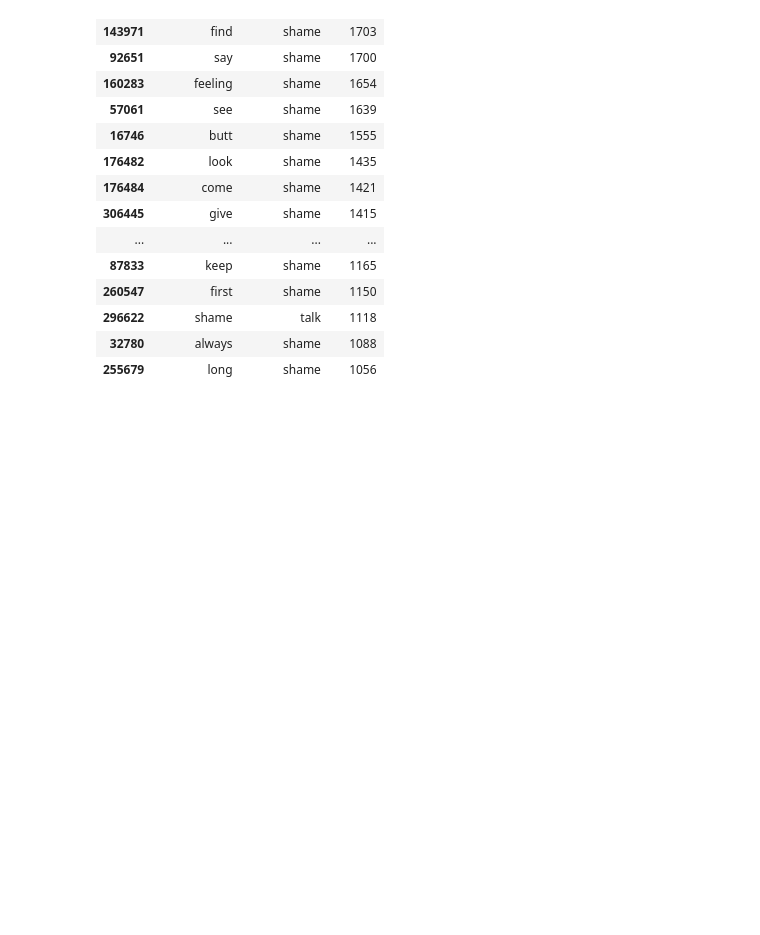
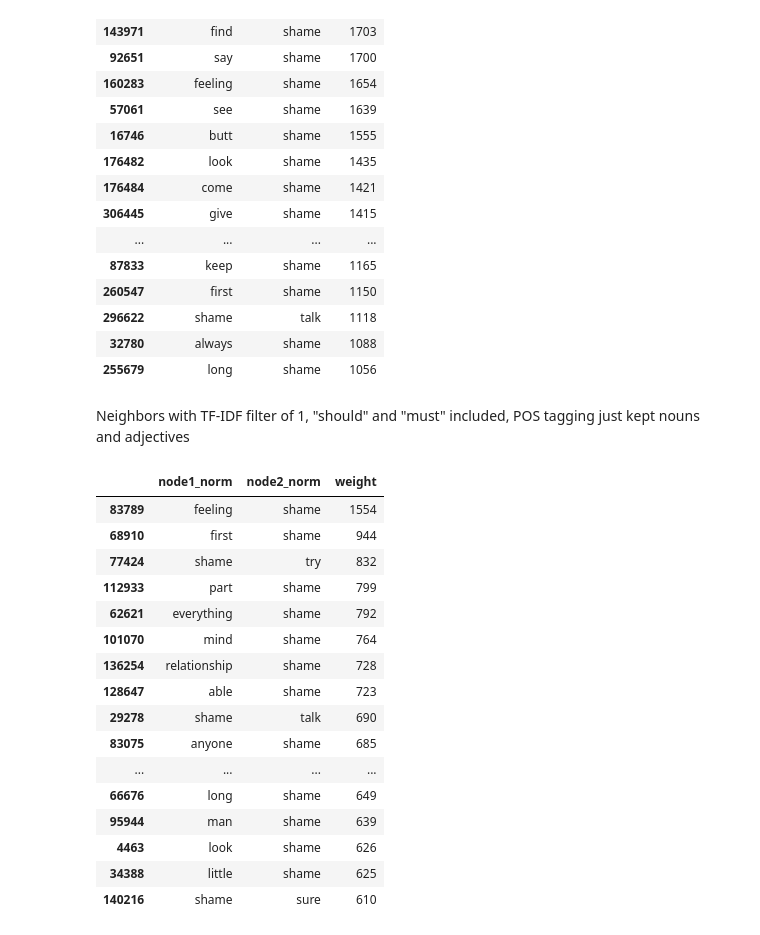
Before and after one commit to natashacarpcast/selfimprovement, a Jupyter notebook: lab4_graphs/neighbors.ipynb, the cells around one changed output. Drawn from its saved outputs; the diff is of its cells as text; code cells hidden in the pictures; blank space fills up the shorter version.

```diff
--- a/lab4_graphs/neighbors.ipynb
+++ b/lab4_graphs/neighbors.ipynb
@@ -461,3 +461,34 @@ edges_filtered.sort_values('weight', ascending=False)[0:20]
 | 296622 | shame | talk | 1118 |
 | 32780 | always | shame | 1088 |
 | 255679 | long | shame | 1056 |
+# %% [markdown]
+Neighbors with TF-IDF filter of 1, "should" and "must" included, POS tagging just kept nouns and adjectives
+# %%
+folder_edges = "edges_network7/"
+
+nodes_files = "nodes_network7/part-00000-d8d8c3a0-690f-466e-8a75-641c17892fb1-c000.csv"
+edges_files = glob.glob(f"{folder_edges}*.csv")
+
+nodes = pd.read_csv(nodes_files)
+edges = pd.concat([pd.read_csv(file) for file in edges_files], ignore_index=True)
+# %%
+edges_filtered = edges[(edges['node1_norm'] == 'shame') | (edges['node2_norm'] == 'shame')]
+edges_filtered.sort_values('weight', ascending=False)[0:20]
+# %% [output]
+|  | node1_norm | node2_norm | weight |
+| 83789 | feeling | shame | 1554 |
+| 68910 | first | shame | 944 |
+| 77424 | shame | try | 832 |
+| 112933 | part | shame | 799 |
+| 62621 | everything | shame | 792 |
+| 101070 | mind | shame | 764 |
+| 136254 | relationship | shame | 728 |
+| 128647 | able | shame | 723 |
+| 29278 | shame | talk | 690 |
+| 83075 | anyone | shame | 685 |
+| ... | ... | ... | ... |
+| 66676 | long | shame | 649 |
+| 95944 | man | shame | 639 |
+| 4463 | look | shame | 626 |
+| 34388 | little | shame | 625 |
+| 140216 | shame | sure | 610 |
```
Also changed, not shown: parts of 3 cells of this notebook.
